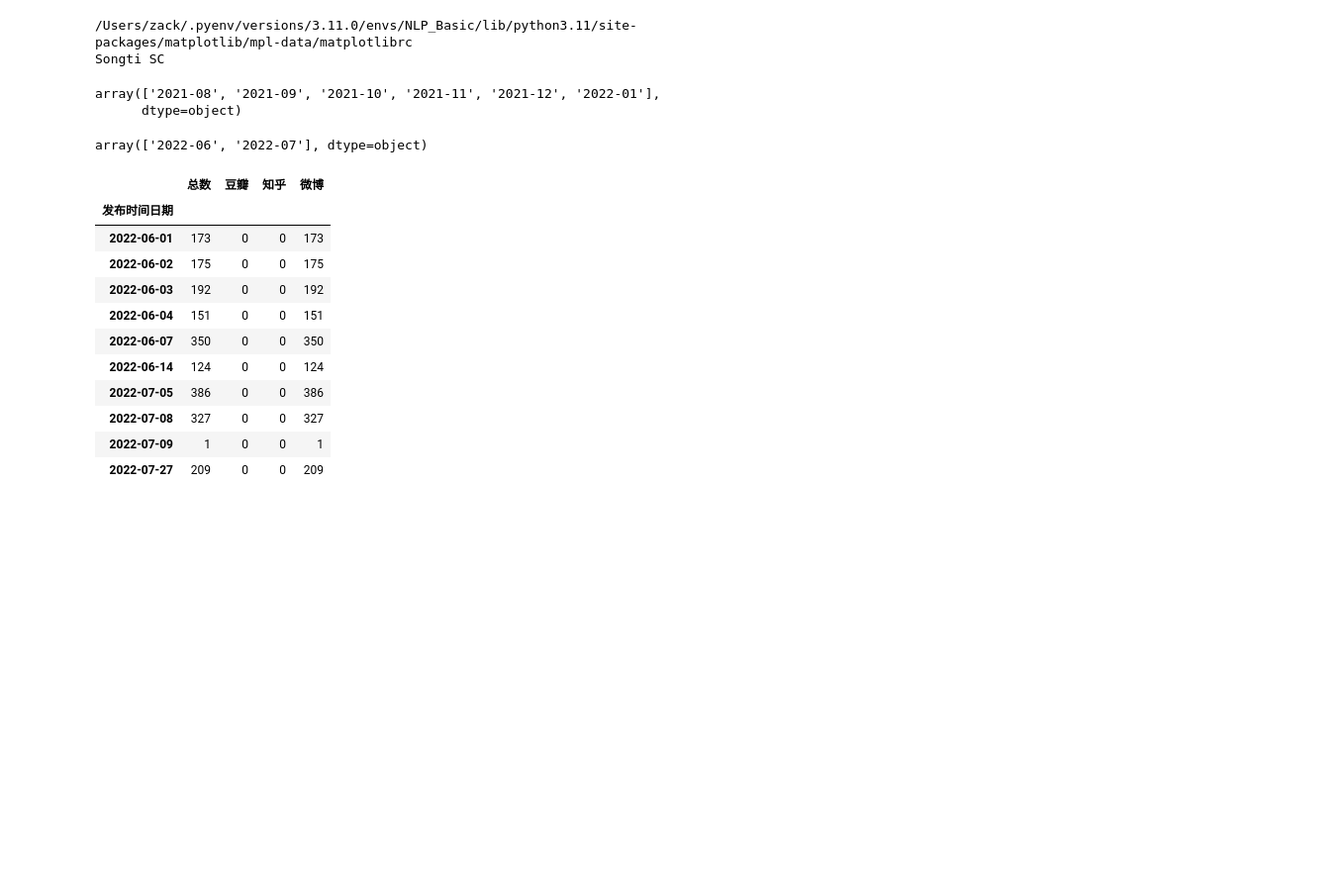
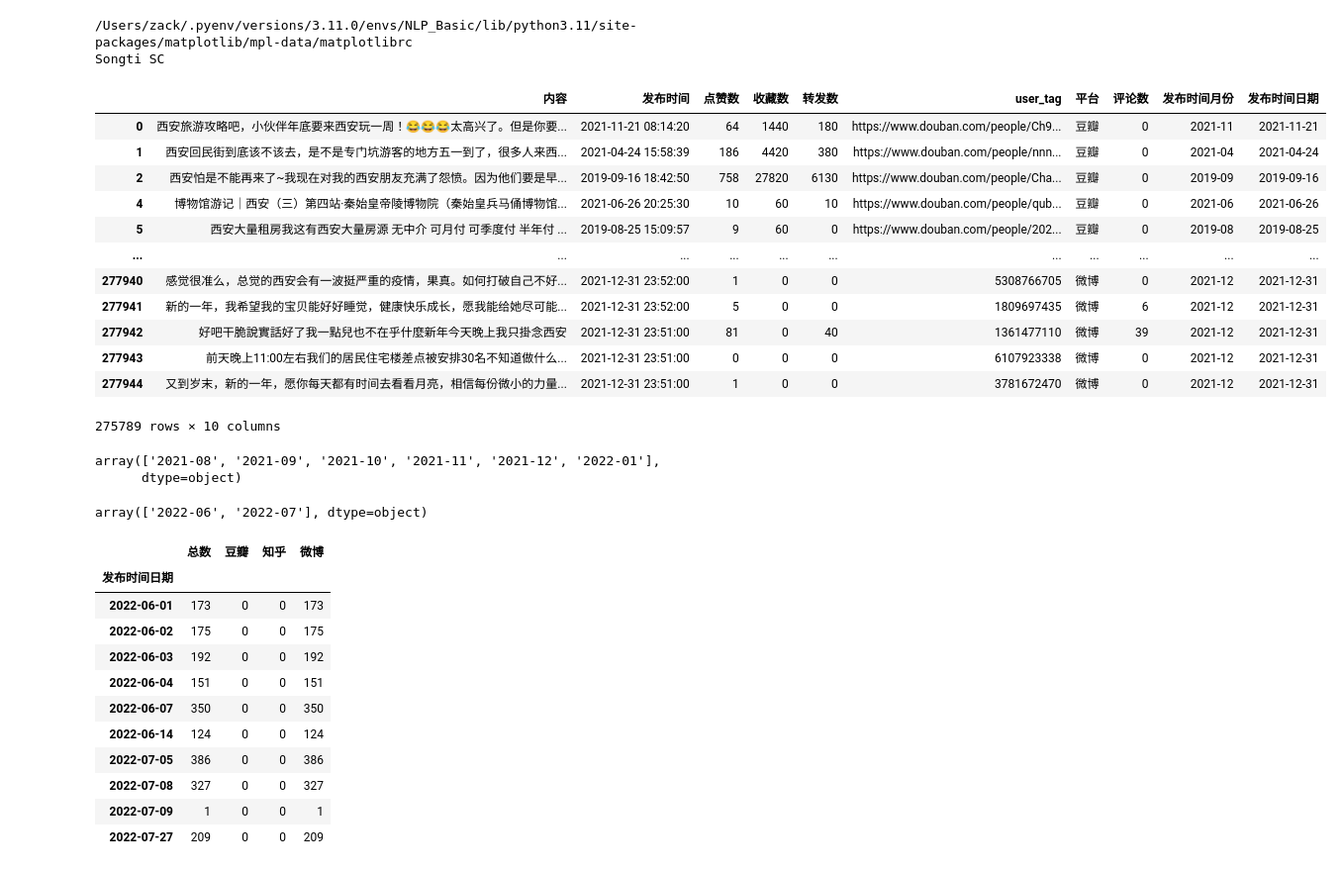
Before and after one commit to ZackYule/CityImageProject, a Jupyter notebook: pg.ipynb, the cells around one changed output. Shown at 99% size. Drawn from its saved outputs; the diff is of its cells as text; code cells hidden in the pictures; blank space fills up the shorter version.

```diff
--- a/pg.ipynb
+++ b/pg.ipynb
@@ -19,6 +17,25 @@ plt.rcParams['axes.unicode_minus'] = False # 用来正常显示负号
 # %% [output]
 /Users/zack/.pyenv/versions/3.11.0/envs/NLP_Basic/lib/python3.11/site-packages/matplotlib/mpl-data/matplotlibrc
 Songti SC
+# %%
+DataFilePath = 'data/西安城市形象数据.pkl'
+data = pd.read_pickle(DataFilePath)
+# %%
+data
+# %% [output]
+|  | 内容 | 发布时间 | 点赞数 | 收藏数 | 转发数 | user_tag | 平台 | 评论数 | 发布时间月份 | 发布时间日期 |
+| 0 | 西安旅游攻略吧，小伙伴年底要来西安玩一周！😂😂😂太高兴了。但是你要... | 2021-11-21 08:14:20 | 64 | 1440 | 180 | https://www.douban.com/people/Ch9... | 豆瓣 | 0 | 2021-11 | 2021-11-21 |
+| 1 | 西安回民街到底该不该去，是不是专门坑游客的地方五一到了，很多人来西... | 2021-04-24 15:58:39 | 186 | 4420 | 380 | https://www.douban.com/people/nnn... | 豆瓣 | 0 | 2021-04 | 2021-04-24 |
+| 2 | 西安怕是不能再来了~我现在对我的西安朋友充满了怨愤。因为他们要是早... | 2019-09-16 18:42:50 | 758 | 27820 | 6130 | https://www.douban.com/people/Cha... | 豆瓣 | 0 | 2019-09 | 2019-09-16 |
+| 4 | 博物馆游记｜西安（三）第四站·秦始皇帝陵博物院（秦始皇兵马俑博物馆... | 2021-06-26 20:25:30 | 10 | 60 | 10 | https://www.douban.com/people/qub... | 豆瓣 | 0 | 2021-06 | 2021-06-26 |
+| 5 | 西安大量租房我这有西安大量房源 无中介 可月付 可季度付 半年付 ... | 2019-08-25 15:09:57 | 9 | 60 | 0 | https://www.douban.com/people/202... | 豆瓣 | 0 | 2019-08 | 2019-08-25 |
+| ... | ... | ... | ... | ... | ... | ... | ... | ... | ... | ... |
+| 277940 | 感觉很准么，总觉的西安会有一波挺严重的疫情，果真。如何打破自己不好... | 2021-12-31 23:52:00 | 1 | 0 | 0 | 5308766705 | 微博 | 0 | 2021-12 | 2021-12-31 |
+| 277941 | 新的一年，我希望我的宝贝能好好睡觉，健康快乐成长，愿我能给她尽可能... | 2021-12-31 23:52:00 | 5 | 0 | 0 | 1809697435 | 微博 | 6 | 2021-12 | 2021-12-31 |
+| 277942 | 好吧干脆說實話好了我一點兒也不在乎什麼新年今天晚上我只掛念西安 | 2021-12-31 23:51:00 | 81 | 0 | 40 | 1361477110 | 微博 | 39 | 2021-12 | 2021-12-31 |
+| 277943 | 前天晚上11:00左右我们的居民住宅楼差点被安排30名不知道做什么... | 2021-12-31 23:51:00 | 0 | 0 | 0 | 6107923338 | 微博 | 0 | 2021-12 | 2021-12-31 |
+| 277944 | 又到岁末，新的一年，愿你每天都有时间去看看月亮，相信每份微小的力量... | 2021-12-31 23:51:00 | 1 | 0 | 0 | 3781672470 | 微博 | 0 | 2021-12 | 2021-12-31 |
+275789 rows × 10 columns
 # %%
 weibo_add = pd.read_csv("data/西安微博补充.csv")
 weibo_add.rename(columns={
```
Also changed, not shown: parts of 1 cell of this notebook, 2 other files.
